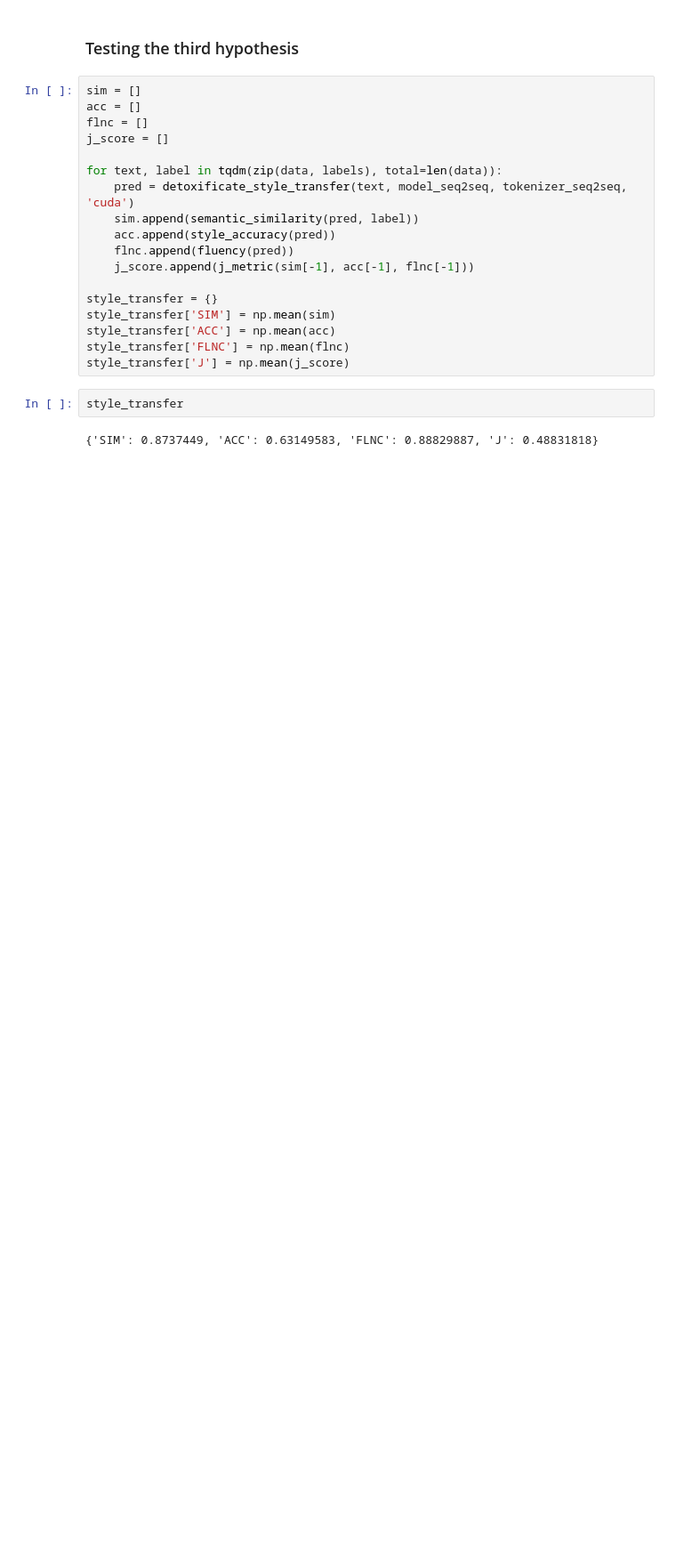
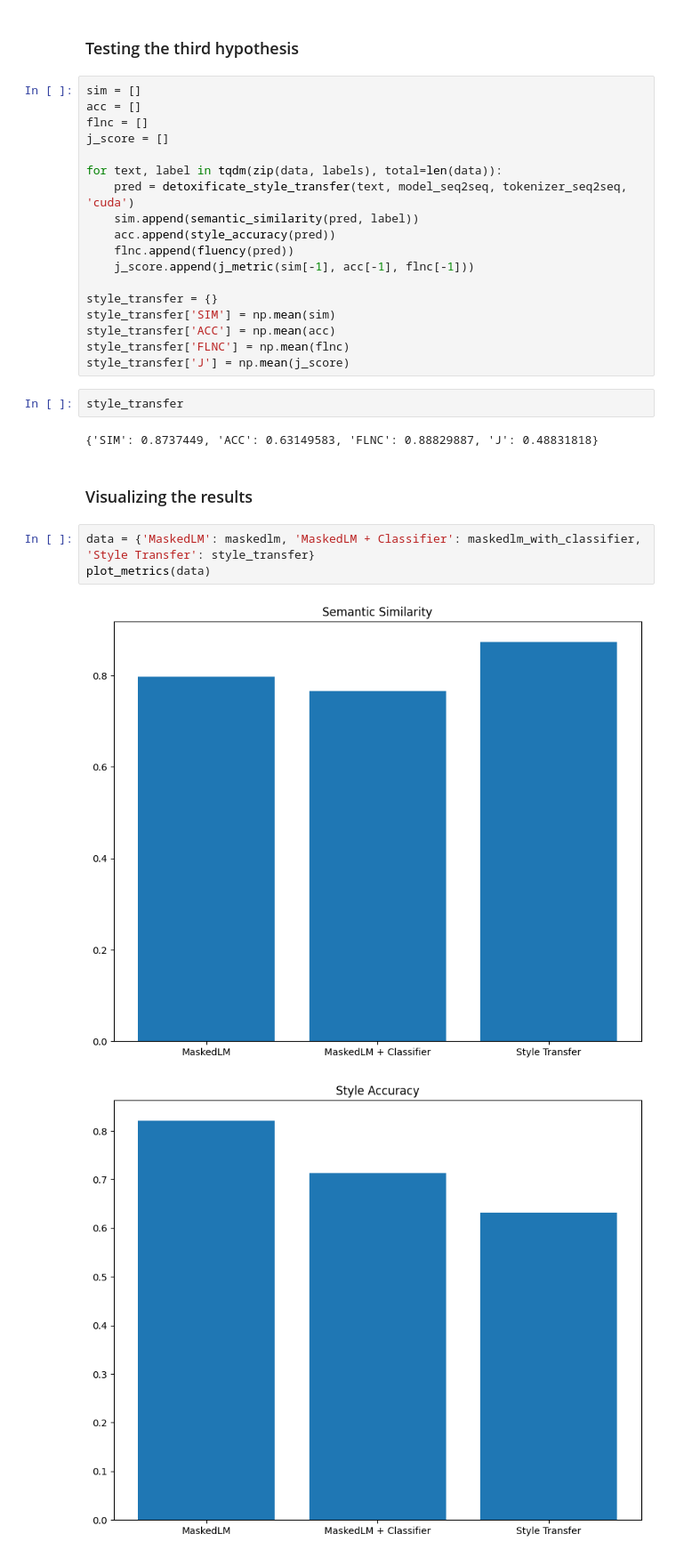
Before and after one commit to Smulemun/PMLDL-assigment, a Jupyter notebook: notebooks/5_model_comparison.ipynb, the cells around one changed output. Shown at 89% size. Drawn from its saved outputs; the diff is of its cells as text; blank space fills up the shorter version.

Commit message:
added visualization

```diff
--- a/notebooks/5_model_comparison.ipynb
+++ b/notebooks/5_model_comparison.ipynb
@@ -119,3 +120,11 @@ style_transfer['J'] = np.mean(j_score)
 style_transfer
 # %% [output]
 {'SIM': 0.8737449, 'ACC': 0.63149583, 'FLNC': 0.88829887, 'J': 0.48831818}
+# %% [markdown]
+### Visualizing the results
+# %%
+data = {'MaskedLM': maskedlm, 'MaskedLM + Classifier': maskedlm_with_classifier, 'Style Transfer': style_transfer}
+plot_metrics(data)
+# %% [output]
+[figure, added]
+[figure, added]
```
Also changed, not shown: parts of 4 cells of this notebook, 5 other files.
